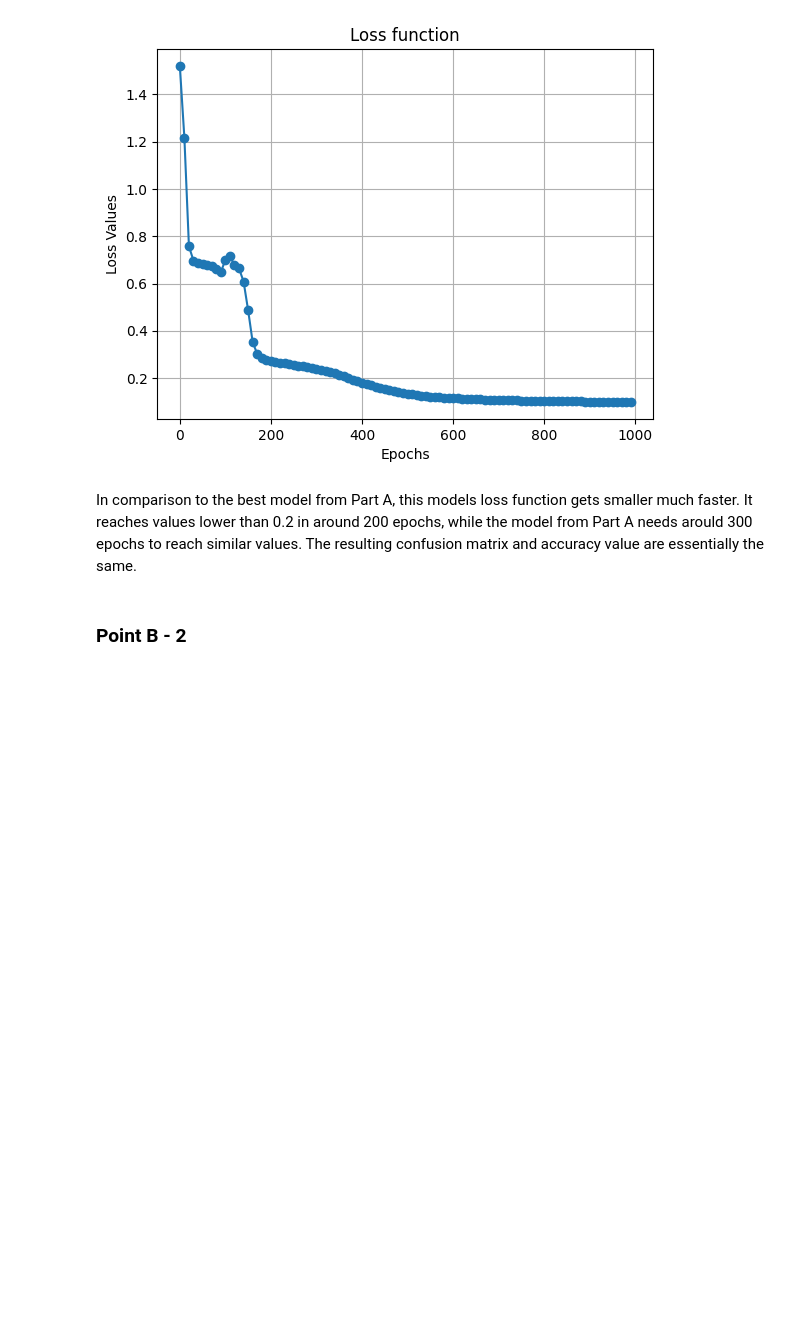
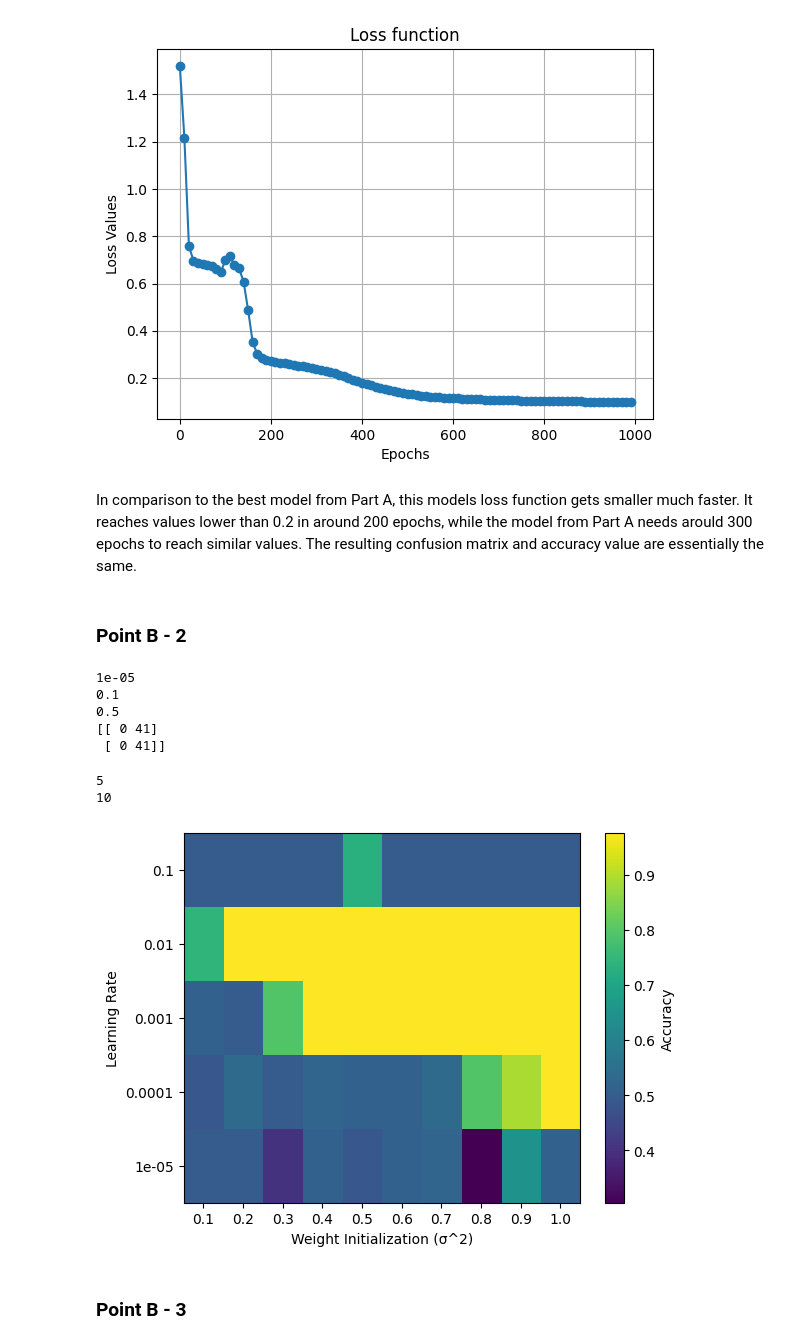
Before and after one commit to LaurentSch/ItML_A3, a Jupyter notebook: src/Assignment_3/ml-th-3.ipynb, the cells around one changed output. Cells and saved outputs as stored; diff of their text form; code cells hidden in the pictures; blank space fills up the shorter version.

```diff
--- a/src/Assignment_3/ml-th-3.ipynb
+++ b/src/Assignment_3/ml-th-3.ipynb
@@ -14,7 +14,10 @@ def cross_entropy(y_pred, y_true):
     return -np.mean(y_true * np.log(y_pred) + (1 - y_true) * np.log(1 - y_pred))
 # %%
 class MLP:
+
     def __init__(self, random_values=True):
+        # global variable to store hidden layer outputs
+        self.hidden_layer_outputs = []
         # Ensure that the random values are always the same (for consistency and comparisons saks)
         seed = 42
         np.random.seed(seed)
@@ -35,10 +38,12 @@ class MLP:
             self.bias2 = np.random.rand(1, 10)
             self.bias3 = np.random.rand(1, 2)
 
-    def forward(self, X):
+    def forward(self, X, save=False):
         self.layer1 = sigmoid(np.dot(X, self.weights1) + self.bias1)
         self.layer2 = sigmoid(np.dot(self.layer1, self.weights2) + self.bias2)
         self.output = sigmoid(np.dot(self.layer2, self.weights3) + self.bias3)
+        if save:
+            self.hidden_layer_outputs.append((self.layer1, self.layer2))
         return self.output
 
     def backward(self, X, y, learning_rate):
@@ -80,6 +85,9 @@ class MLP:
             if epoch % 10 == 0:
                 loss = cross_entropy(self.forward(X_train), y_train)
                 loss_list.append((loss, epoch))
+            if epoch == epochs // 2 or epoch == 0 or epoch == epochs - 1 :
+                self.forward(X_train, save=True)
+
         return loss_list
 
 
@@ -107,6 +115,8 @@ class MLP:
                 loss = cross_entropy(self.forward(X_train), y_train)
                 # print(f"Epoch {epoch}, Current loss: {loss}")
                 loss_list.append((loss, epoch))
+            if epoch == epochs // 2 or epoch == 0 or epoch == epochs - 1 :
+                self.forward(X_train, save=True)
         return loss_list
 # %%
 import matplotlib.pyplot as plt
@@ -236,19 +248,32 @@ for learning_rate in learning_rates:
         mlp = MLP()
         loss_list = mlp.weighted_train(X_train_scaled, y_train_one_hot, epochs=1000, learning_rate=learning_rate, weight_init=weight_init)
         accuracy, conf_matrix = evaluate_model(mlp, X_test_scaled, y_test_one_hot)
-        results.append((learning_rate, weight_init, accuracy, conf_matrix, loss_list))
+        results.append((learning_rate, weight_init, accuracy, conf_matrix, loss_list, mlp.hidden_layer_outputs))
+# %%
+print(results[0][0])
+print(results[0][1])
+print(results[0][2])
+print(results[0][3])
+# %% [output]
+1e-05
+0.1
+0.5
+[[ 0 41]
+ [ 0 41]]
 # %%
-def create_heatmap(results):
+def create_heatmap(weight_inits, learning_rates, accuracies):
+    """
+    or just create_heatmap(x, y, colour)
+    """
 
-    # Assume 'results' is a list of tuples (learning_rate, weight_init, final_accuracy, loss_list)
-    # You need to adapt this structure based on your actual results format
-
-    learning_rates = [result[0] for result in results]
-    weight_inits = [result[1] for result in results]
-    accuracies = [result[2] for result in results]
+    learning_rates_size = len(set(learning_rates))
+    weight_inits_size = len(set(weight_inits))
+    print(learning_rates_size)
+    print(weight_inits_size)
 
     # Reshape the accuracies into a 2D array for the heatmap
-    accuracy_matrix = np.array(accuracies).reshape(len(learning_rates), len(weight_inits))
+    accuracy_matrix = np.array(accuracies).reshape(learning_rates_size, weight_inits_size)
+
 
     # Create a heatmap
     plt.imshow(accuracy_matrix, cmap='viridis', origin='lower', aspect='auto')
@@ -256,8 +281,8 @@ def create_heatmap(results):
     # Set axis labels and ticks
     plt.xlabel('Weight Initialization (σ^2)')
     plt.ylabel('Learning Rate')
-    plt.xticks(np.arange(len(weight_inits)), weight_inits)
-    plt.yticks(np.arange(len(learning_rates)), learning_rates)
+    plt.xticks(np.arange(weight_inits_size), sorted(set(weight_inits)))
+    plt.yticks(np.arange(learning_rates_size), sorted(set(learning_rates)))
 
     # Display color bar
     cbar = plt.colorbar()
@@ -269,0 +293,11 @@ create_heatmap(results)
+# %%
+learning_rates = [result[0] for result in results]
+weight_inits = [result[1] for result in results]
+accuracies = [result[2] for result in results]
+create_heatmap(learning_rates, weight_inits, accuracies)
+# %% [output]
+5
+10
+[figure, added]
+# %% [markdown]
+### Point B - 3
```
Also changed, not shown: parts of 5 cells of this notebook.
